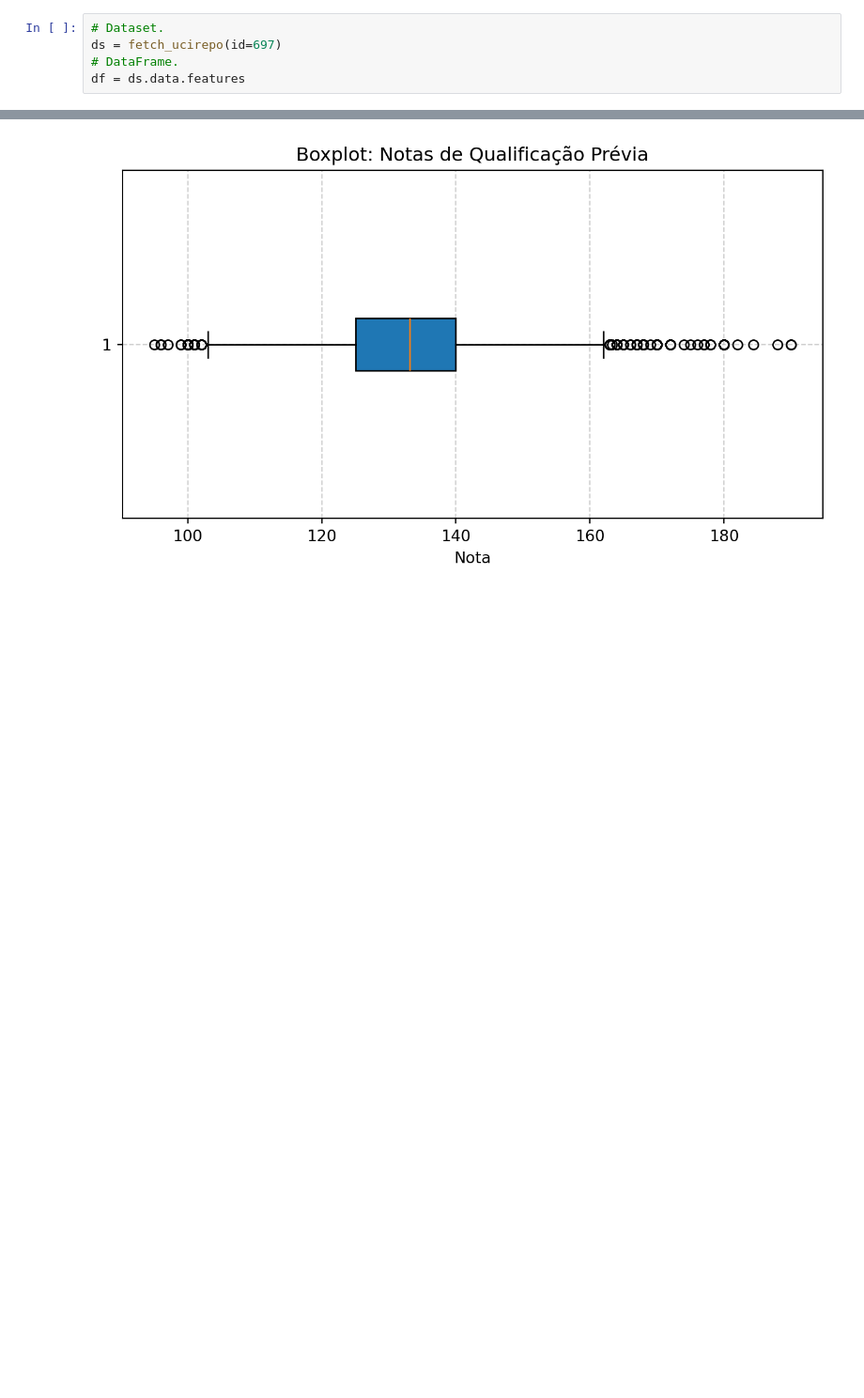
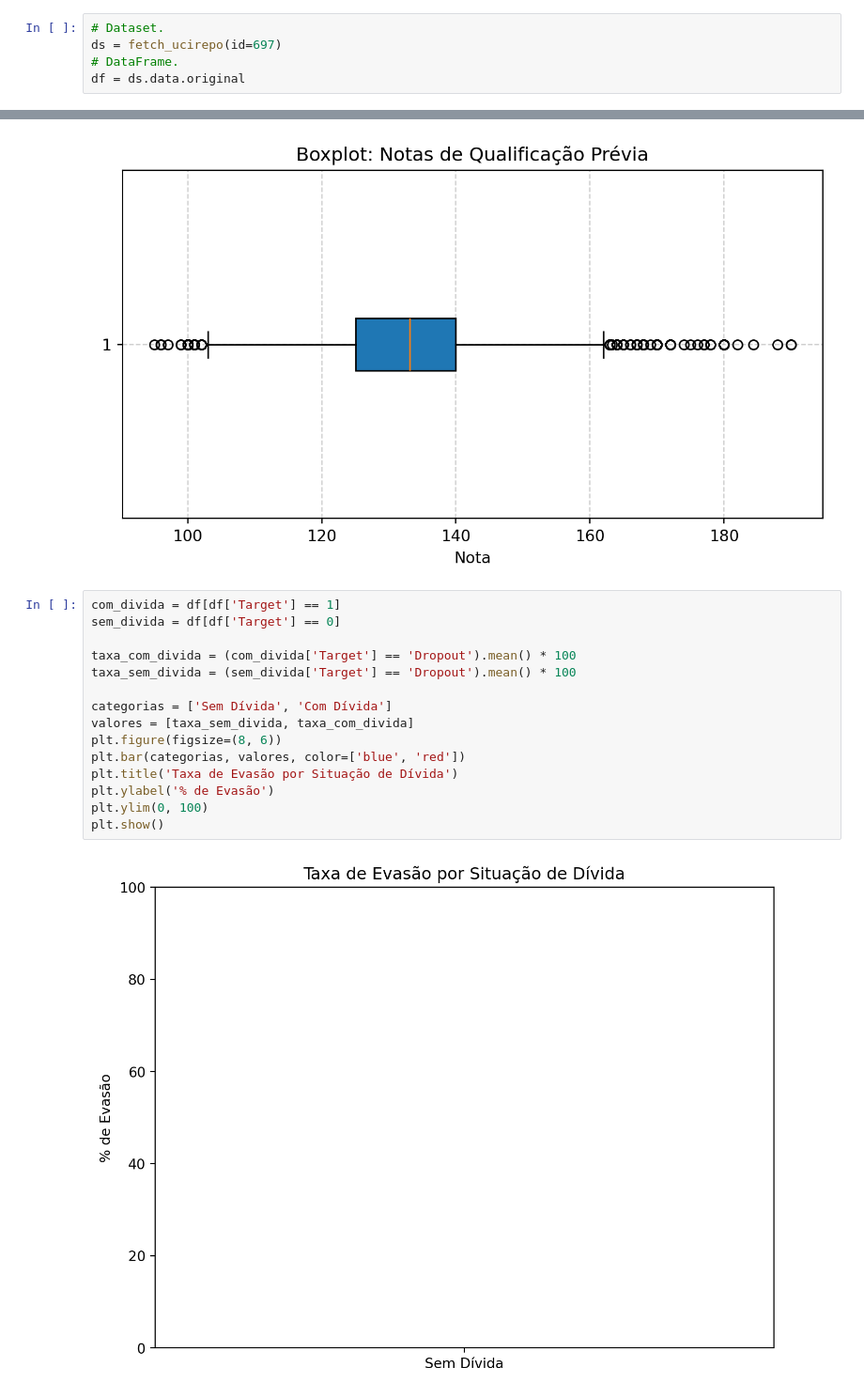
Before and after one commit to ocaiosilv/evasao-universitaria, a Jupyter notebook: index.embed.ipynb, the cells around one changed output, grey strips where cells are left out. Shown at 94% size. Cells and saved outputs as stored; diff of their text form; blank space fills up the shorter version.

```diff
--- a/index.embed.ipynb
+++ b/index.embed.ipynb
@@ -16,4 +16,4 @@ from ucimlrepo import fetch_ucirepo
 # Dataset.
 ds = fetch_ucirepo(id=697)
 # DataFrame.
-df = ds.data.features
+df = ds.data.original
@@ -103,6 +109,23 @@ plt.grid(True, linestyle='--', alpha=0.6)
 plt.show()
 # %% [output]
 [figure]
+# %%
+com_divida = df[df['Target'] == 1]
+sem_divida = df[df['Target'] == 0]
+
+taxa_com_divida = (com_divida['Target'] == 'Dropout').mean() * 100
+taxa_sem_divida = (sem_divida['Target'] == 'Dropout').mean() * 100
+
+categorias = ['Sem Dívida', 'Com Dívida']
+valores = [taxa_sem_divida, taxa_com_divida]
+plt.figure(figsize=(8, 6))
+plt.bar(categorias, valores, color=['blue', 'red'])
+plt.title('Taxa de Evasão por Situação de Dívida')
+plt.ylabel('% de Evasão')
+plt.ylim(0, 100)
+plt.show()
+# %% [output]
+[figure, added]
 # %% [markdown]
 ### Análise dos Resultados
 
```
Also changed, not shown: parts of 3 cells of this notebook, 6 other files.
